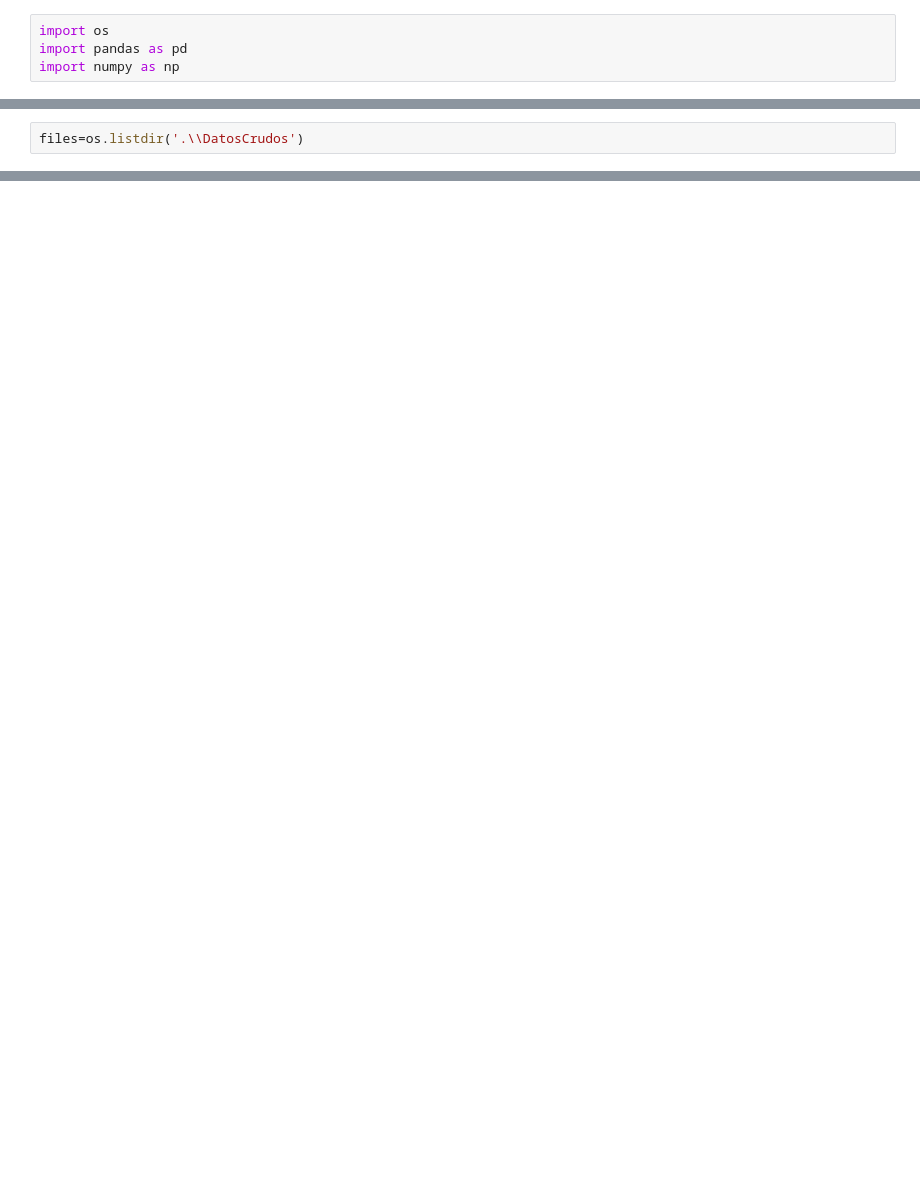
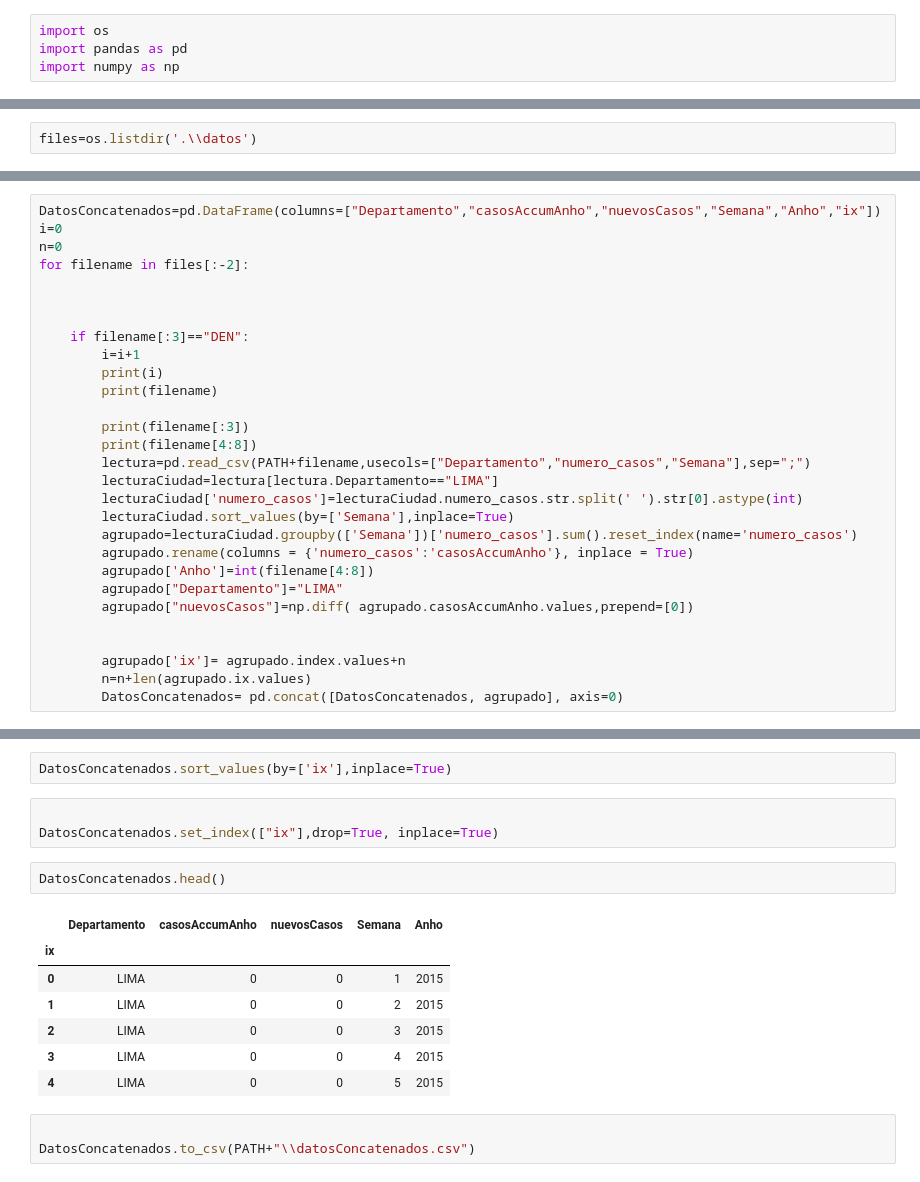
Before and after one commit to Juan-Vicente/DenguePeru, a Jupyter notebook: ConcatenarFiltrarDatos.ipynb, the cells around one changed output, grey strips where cells are left out. Drawn from its saved outputs; the diff is of its cells as text; blank space fills up the shorter version.

```diff
--- a/ConcatenarFiltrarDatos.ipynb
+++ b/ConcatenarFiltrarDatos.ipynb
@@ -8,5 +7,5 @@ Salida=".\\DatosAnonimizados"
 # %%
-files=os.listdir('.\\DatosCrudos')
+files=os.listdir('.\\datos')
 # %%
 files
 # %% [output]
@@ -70,0 +31,29 @@ DatosConcatenados.to_csv(Salida+"\\datosConcatenados.csv")
+# %%
+DatosConcatenados=pd.DataFrame(columns=["Departamento","casosAccumAnho","nuevosCasos","Semana","Anho","ix"])
+i=0
+n=0
+for filename in files[:-2]:
+
+
+
+    if filename[:3]=="DEN":
+        i=i+1
+        print(i)
+        print(filename)
+
+        print(filename[:3])
+        print(filename[4:8])
+        lectura=pd.read_csv(PATH+filename,usecols=["Departamento","numero_casos","Semana"],sep=";")
+        lecturaCiudad=lectura[lectura.Departamento=="LIMA"]
+        lecturaCiudad['numero_casos']=lecturaCiudad.numero_casos.str.split(' ').str[0].astype(int)
+        lecturaCiudad.sort_values(by=['Semana'],inplace=True)
+        agrupado=lecturaCiudad.groupby(['Semana'])['numero_casos'].sum().reset_index(name='numero_casos')
+        agrupado.rename(columns = {'numero_casos':'casosAccumAnho'}, inplace = True)
+        agrupado['Anho']=int(filename[4:8])
+        agrupado["Departamento"]="LIMA"
+        agrupado["nuevosCasos"]=np.diff( agrupado.casosAccumAnho.values,prepend=[0])
+
+
+        agrupado['ix']= agrupado.index.values+n
+        n=n+len(agrupado.ix.values)
+        DatosConcatenados= pd.concat([DatosConcatenados, agrupado], axis=0)
@@ -70,0 +94,18 @@ DatosConcatenados.to_csv(Salida+"\\datosConcatenados.csv")
+# %%
+DatosConcatenados.sort_values(by=['ix'],inplace=True)
+# %%
+
+DatosConcatenados.set_index(["ix"],drop=True, inplace=True)
+# %%
+DatosConcatenados.head()
+# %% [output]
+|  | Departamento | casosAccumAnho | nuevosCasos | Semana | Anho |
+| ix |  |  |  |  |  |
+| 0 | LIMA | 0 | 0 | 1 | 2015 |
+| 1 | LIMA | 0 | 0 | 2 | 2015 |
+| 2 | LIMA | 0 | 0 | 3 | 2015 |
+| 3 | LIMA | 0 | 0 | 4 | 2015 |
+| 4 | LIMA | 0 | 0 | 5 | 2015 |
+# %%
+
+DatosConcatenados.to_csv(PATH+"\\datosConcatenados.csv")
```
Also changed, not shown: parts of 7 cells of this notebook, 10 other files.
